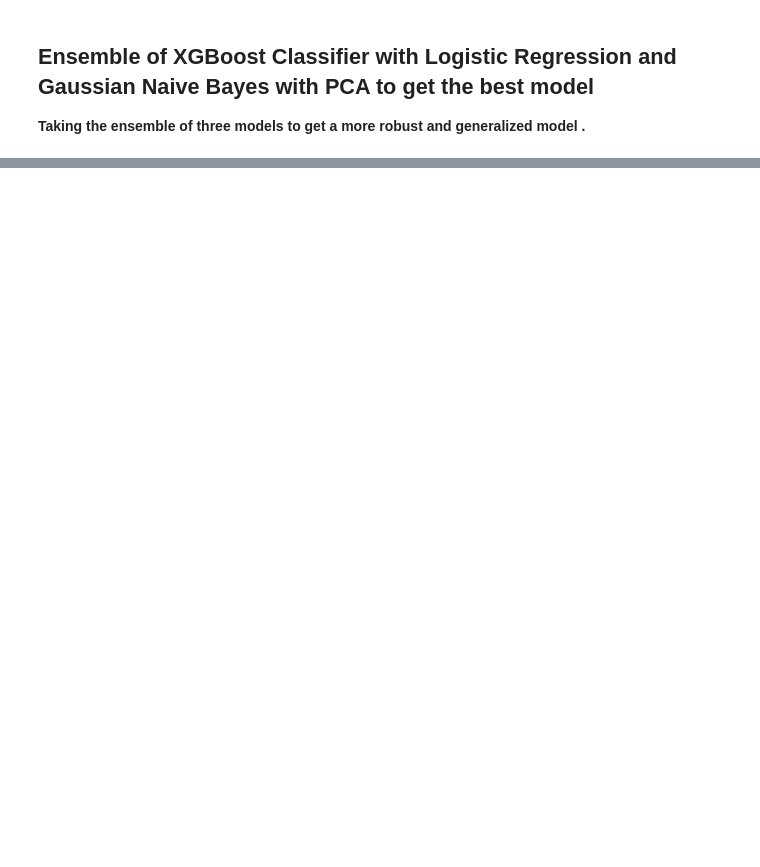
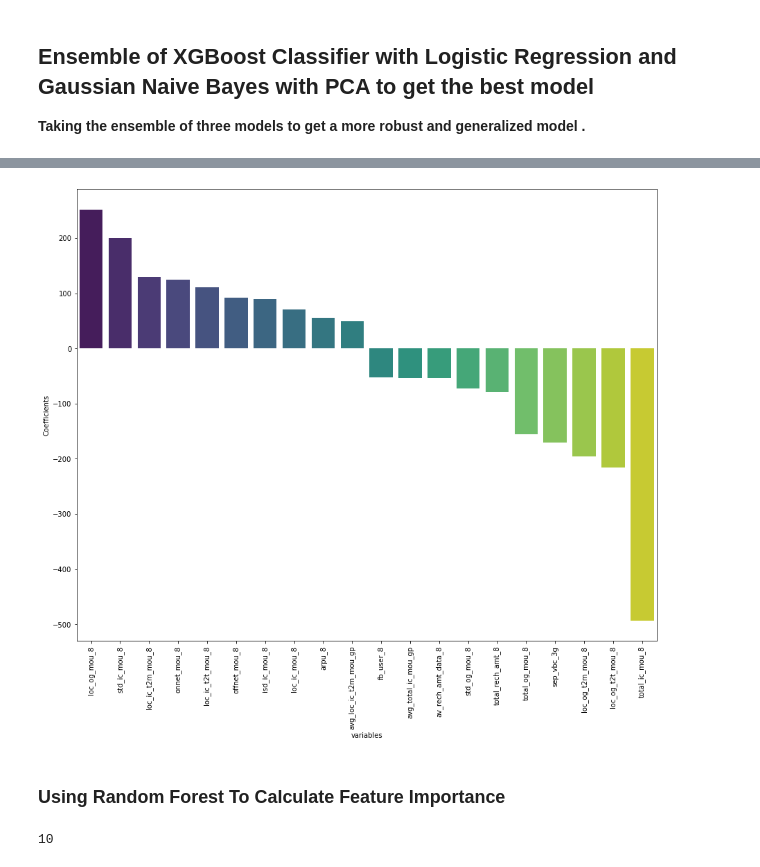
Before and after one commit to Arish813/Telecom-Churn-Case-Study, a Jupyter notebook: Telecom Churn Case Study_V4.ipynb, the cells around one changed output, grey strips where cells are left out. Cells and saved outputs as stored; diff of their text form; code cells hidden in the pictures; blank space fills up the shorter version.

```diff
--- a/Telecom Churn Case Study_V4.ipynb
+++ b/Telecom Churn Case Study_V4.ipynb
@@ -999,0 +1066,15 @@ Accuracy:        0.93
+# %%
+# predictors
+features = X_train.columns
+
+# feature_importance
+importance = feature_imp[1].coef_
+
+# create dataframe
+feature_importance = pd.DataFrame({'variables': features, 'Coefficients': importance*100})
+feature_importance = feature_importance[['variables', 'Coefficients']]
+
+# sort features
+feature_importance = feature_importance.sort_values('Coefficients', ascending=False).reset_index(drop=True)
+print("Sum of coefficients=", feature_importance.Coefficients.sum())
+feature_importance
@@ -999,0 +1100,10 @@ Accuracy:        0.93
+# %%
+# Selecting the top and bottom n features
+
+n = 10 # this is number of features top
+sorter = np.append(feature_importance[:n], feature_importance[-n:])
+# %%
+cols = []
+for i in range(len(sorter)):
+    if i%2 == 0:
+        cols.append(sorter[i])
@@ -999,0 +1131,8 @@ Accuracy:        0.93
+# %%
+for thing in feature_importance.variables:
+    if thing in cols:
+        continue
+    else:
+        feature_importance = feature_importance[feature_importance.variables != thing]
+
+feature_importance
@@ -999,0 +1157,22 @@ Accuracy:        0.93
+# %%
+#Plotting the top 30 features
+
+plt.figure(figsize=(15, 12))
+sns.barplot(x='variables', y='Coefficients', data=feature_importance, palette='viridis')
+plt.xticks(rotation=90)
+
+plt.show()
+# %% [output]
+[figure, added]
+# %% [markdown]
+### Using Random Forest To Calculate Feature Importance
+# %%
+# run a random forest model on train data
+
+max_features = int(round(np.sqrt(X_train.shape[1])))    # number of variables to consider to split each node
+print(max_features)
+
+rf_model = RandomForestClassifier(n_estimators=100, max_features=max_features, class_weight={0:0.1, 1: 0.9},
+                                  oob_score=True, random_state=4, verbose=1)
+# %% [output]
+10
```
Also changed, not shown: parts of 22 cells of this notebook.
